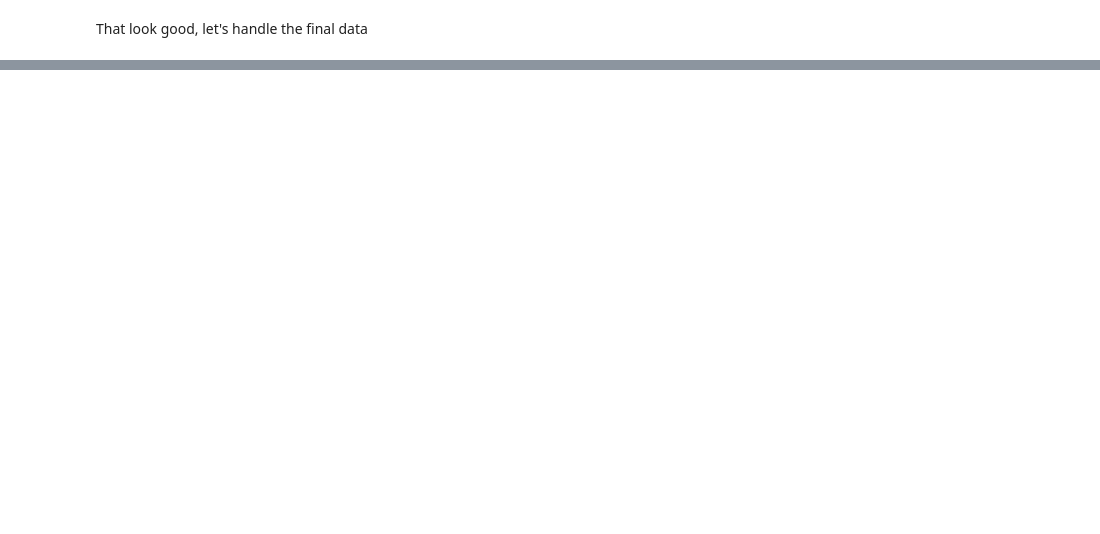
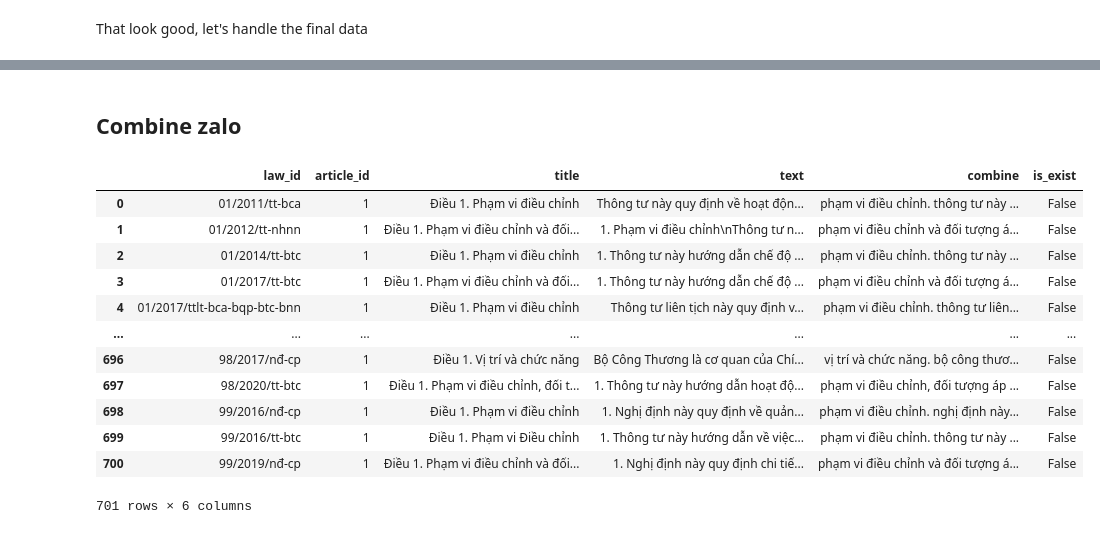
Before and after one commit to trongthanht3/vbpl_crawler, a Jupyter notebook: ProcesseCorpus.ipynb, the cells around one changed output, grey strips where cells are left out. Saved outputs shown, nothing was run; the diff lists cells and outputs as text; code cells hidden in the pictures; blank space fills up the shorter version.

```diff
--- a/ProcesseCorpus.ipynb
+++ b/ProcesseCorpus.ipynb
@@ -181,0 +375,21 @@ IndexError: list index out of range
+# %% [markdown]
+## Combine zalo
+# %%
+df_crawl_zalo = pd.read_csv("raw_data/zalo_only.csv")
+zalo_processed = pd.read_csv("raw_data/raw_corpus_v2.csv",index_col=0)
+# %%
+df_crawl_zalo
+# %% [output]
+|  | law_id | article_id | title | text | combine | is_exist |
+| 0 | 01/2011/tt-bca | 1 | Điều 1. Phạm vi điều chỉnh | Thông tư này quy định về hoạt độn... | phạm vi điều chỉnh. thông tư này ... | False |
+| 1 | 01/2012/tt-nhnn | 1 | Điều 1. Phạm vi điều chỉnh và đối... | 1. Phạm vi điều chỉnh\nThông tư n... | phạm vi điều chỉnh và đối tượng á... | False |
+| 2 | 01/2014/tt-btc | 1 | Điều 1. Phạm vi điều chỉnh | 1. Thông tư này hướng dẫn chế độ ... | phạm vi điều chỉnh. thông tư này ... | False |
+| 3 | 01/2017/tt-btc | 1 | Điều 1. Phạm vi điều chỉnh và đối... | 1. Thông tư này hướng dẫn chế độ ... | phạm vi điều chỉnh và đối tượng á... | False |
+| 4 | 01/2017/ttlt-bca-bqp-btc-bnn | 1 | Điều 1. Phạm vi điều chỉnh | Thông tư liên tịch này quy định v... | phạm vi điều chỉnh. thông tư liên... | False |
+| ... | ... | ... | ... | ... | ... | ... |
+| 696 | 98/2017/nđ-cp | 1 | Điều 1. Vị trí và chức năng | Bộ Công Thương là cơ quan của Chí... | vị trí và chức năng. bộ công thươ... | False |
+| 697 | 98/2020/tt-btc | 1 | Điều 1. Phạm vi điều chỉnh, đối t... | 1. Thông tư này hướng dẫn hoạt độ... | phạm vi điều chỉnh, đối tượng áp ... | False |
+| 698 | 99/2016/nđ-cp | 1 | Điều 1. Phạm vi điều chỉnh | 1. Nghị định này quy định về quản... | phạm vi điều chỉnh. nghị định này... | False |
+| 699 | 99/2016/tt-btc | 1 | Điều 1. Phạm vi Điều chỉnh | 1. Thông tư này hướng dẫn về việc... | phạm vi điều chỉnh. thông tư này ... | False |
+| 700 | 99/2019/nđ-cp | 1 | Điều 1. Phạm vi điều chỉnh và đối... | 1. Nghị định này quy định chi tiế... | phạm vi điều chỉnh và đối tượng á... | False |
+701 rows × 6 columns
```
Also changed, not shown: parts of 14 cells of this notebook.
